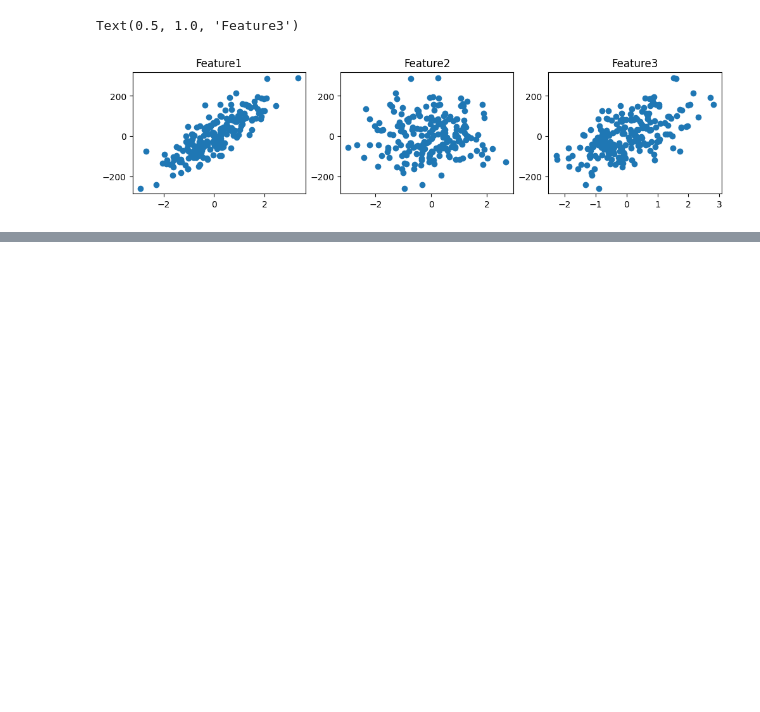
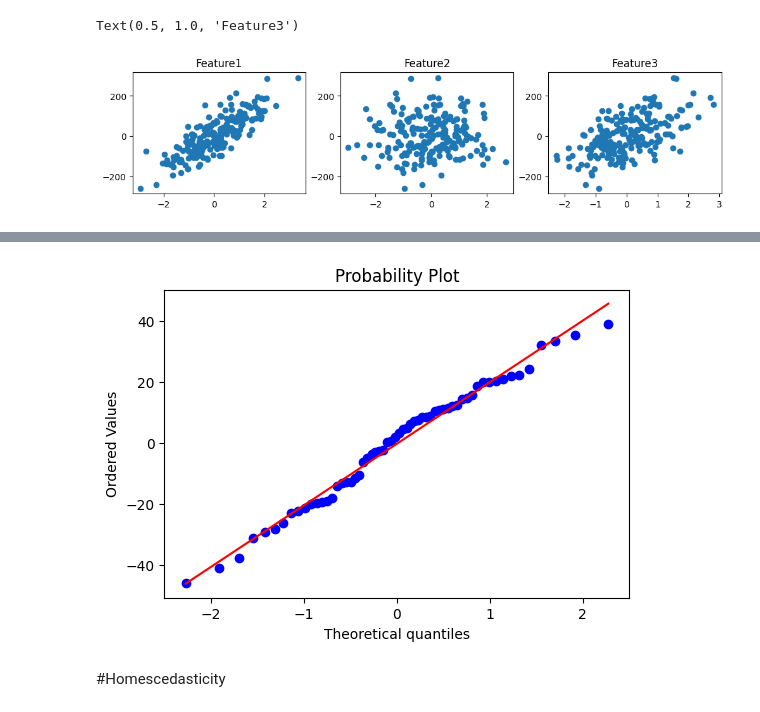
Before and after one commit to blackwithwhitegreen/ML-files, a Jupyter notebook: Assumptions_of_Linear_Regression.ipynb, the cells around one changed output, grey strips where cells are left out. Saved outputs shown, nothing was run; the diff lists cells and outputs as text; code cells hidden in the pictures; blank space fills up the shorter version.

```diff
--- a/Assumptions_of_Linear_Regression.ipynb
+++ b/Assumptions_of_Linear_Regression.ipynb
@@ -57,0 +82,13 @@ Text(0.5, 1.0, 'Feature3')
+# %%
+#QQ plot
+
+import scipy as sp
+
+fig, ax = plt.subplots(figsize=(6,4))
+sp.stats.probplot(residual,plot=ax,fit=True)
+
+plt.show()
+# %% [output]
+[figure, added]
+# %% [markdown]
+#Homescedasticity
```
Also changed, not shown: parts of 6 cells of this notebook.
